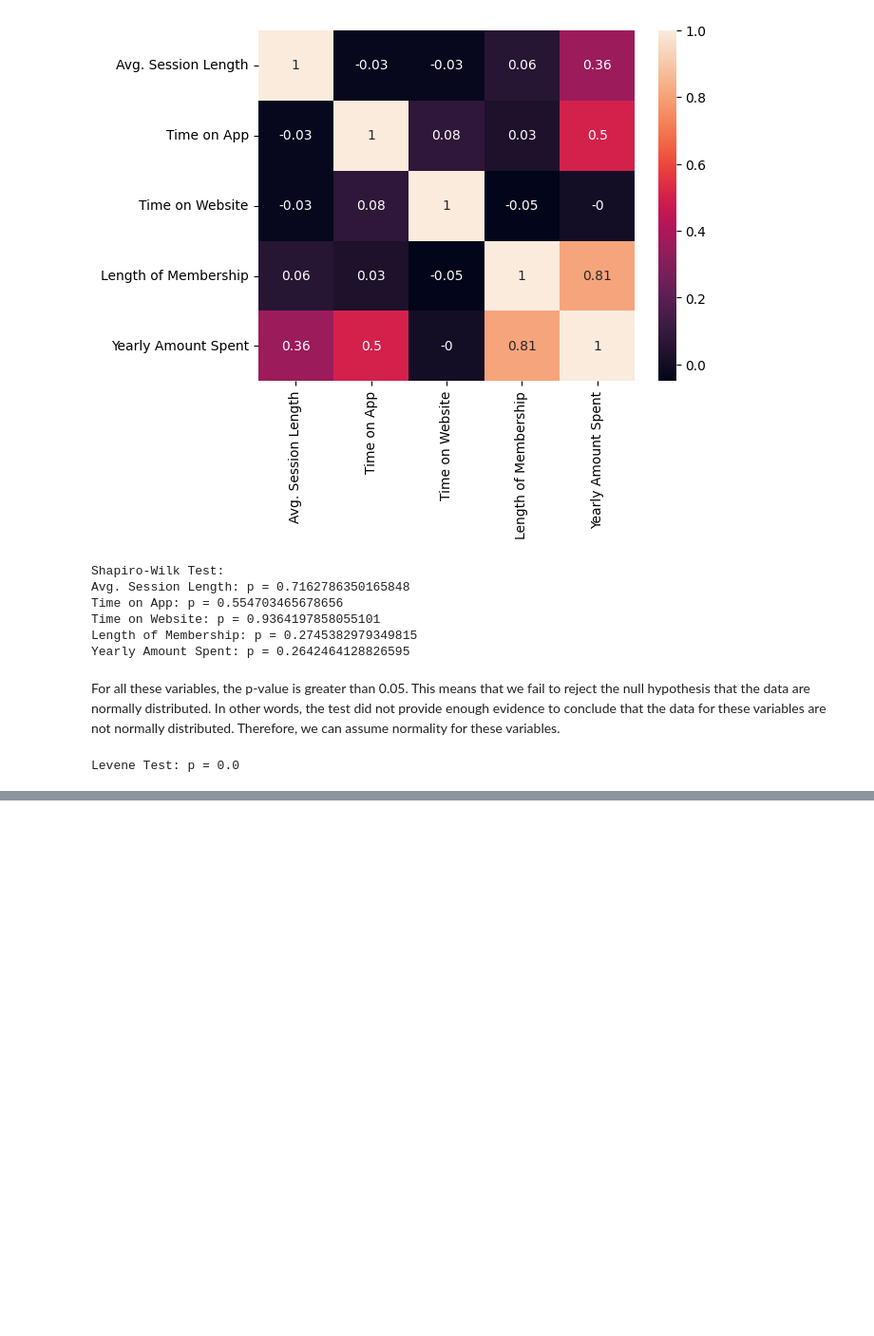
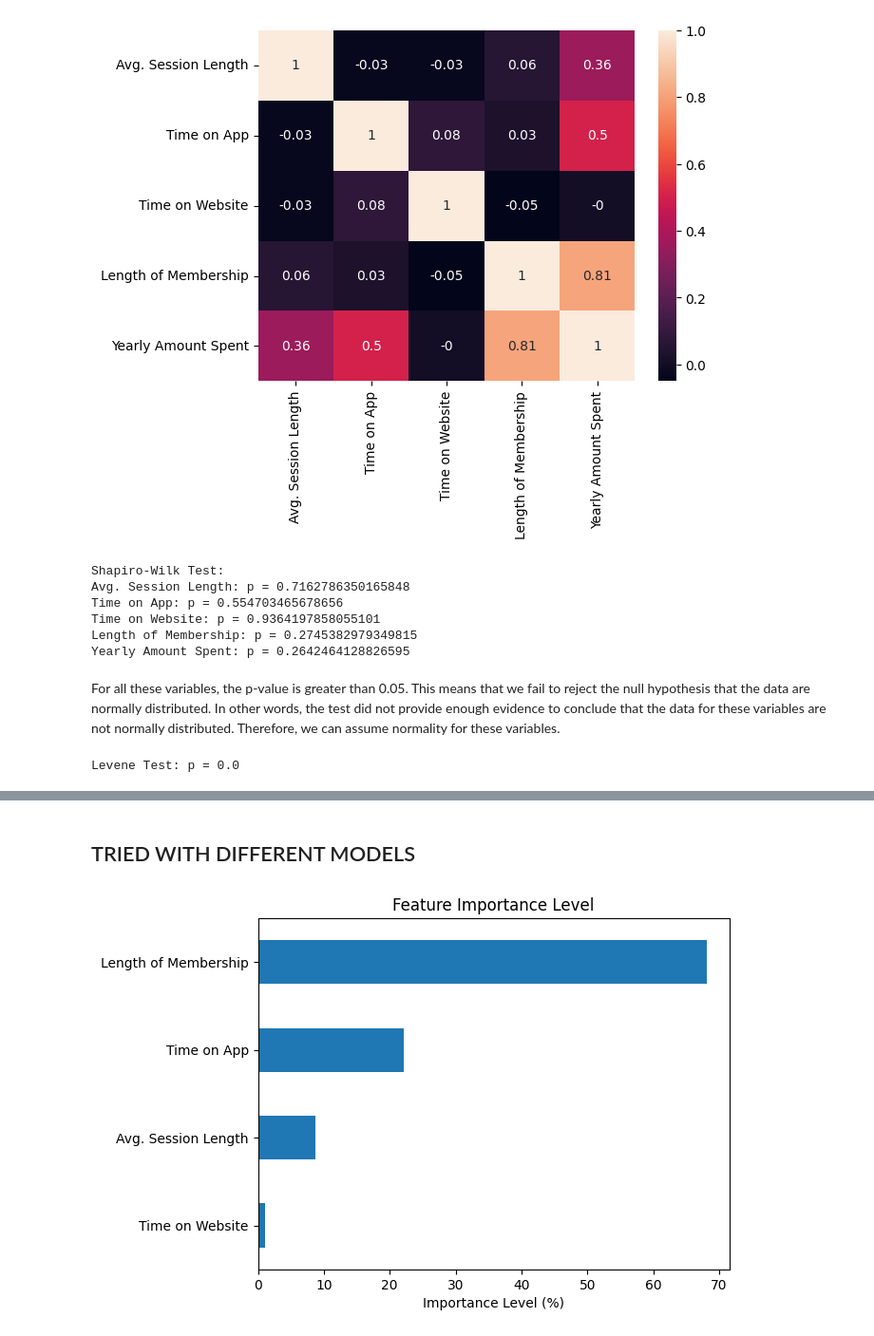
Before and after one commit to baha-ulug/data-cleaning, a Jupyter notebook: ecommerce.ipynb, the cells around one changed output, grey strips where cells are left out. Shown at 95% size. Drawn from its saved outputs; the diff is of its cells as text; code cells hidden in the pictures; blank space fills up the shorter version.

```diff
--- a/ecommerce.ipynb
+++ b/ecommerce.ipynb
@@ -263,0 +403,20 @@ Length of Membership       60.690
+# %% [markdown]
+## TRIED WITH DIFFERENT MODELS
+# %%
+import pandas as pd
+from sklearn.ensemble import RandomForestRegressor
+
+rf = RandomForestRegressor()
+
+model = rf.fit(X, y)
+importance_level = pd.DataFrame((model.feature_importances_*100),
+                             index = X.columns,
+                             columns=['Importance level']
+                             )
+
+importance_level.sort_values(by='Importance level').plot(kind='barh', legend=False)
+plt.xlabel('Importance Level (%)')
+plt.title('Feature Importance Level')
+plt.show()
+# %% [output]
+[figure, added]
```
Also changed, not shown: parts of 13 cells of this notebook, 1 other file.
